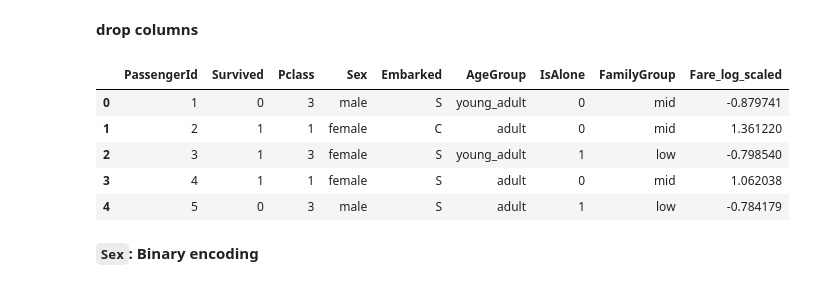
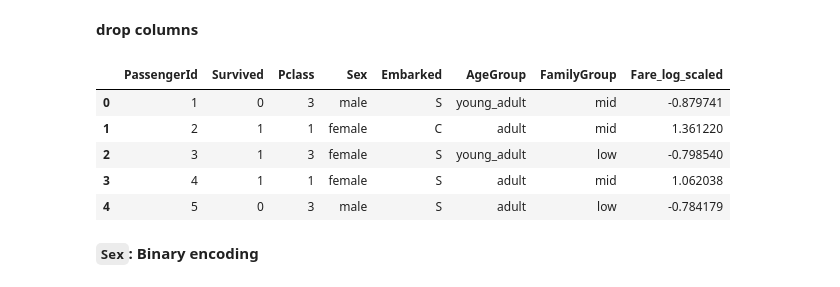
Before and after one commit to helben2002/TitanicCapstoneProject, a Jupyter notebook: ml/notebooks/ayda.ipynb, the cells around one changed output. Cells and saved outputs as stored; diff of their text form; code cells hidden in the pictures.

```diff
--- a/ml/notebooks/ayda.ipynb
+++ b/ml/notebooks/ayda.ipynb
@@ -450,16 +450,16 @@ plt.show()
 # %% [markdown]
 **drop columns**
 # %%
-cols_to_drop = ["Name", "FamilySize", "Age", "SibSp", "Parch", "Fare", "Fare_log"]
+cols_to_drop = ["Name", "FamilySize", "IsAlone", "Age", "SibSp", "Parch", "Fare", "Fare_log"]
 new_df = df.copy().drop(columns=cols_to_drop)
 new_df.head()
 # %% [output]
-|  | PassengerId | Survived | Pclass | Sex | Embarked | AgeGroup | IsAlone | FamilyGroup | Fare_log_scaled |
-| 0 | 1 | 0 | 3 | male | S | young_adult | 0 | mid | -0.879741 |
-| 1 | 2 | 1 | 1 | female | C | adult | 0 | mid | 1.361220 |
-| 2 | 3 | 1 | 3 | female | S | young_adult | 1 | low | -0.798540 |
-| 3 | 4 | 1 | 1 | female | S | adult | 0 | mid | 1.062038 |
-| 4 | 5 | 0 | 3 | male | S | adult | 1 | low | -0.784179 |
+|  | PassengerId | Survived | Pclass | Sex | Embarked | AgeGroup | FamilyGroup | Fare_log_scaled |
+| 0 | 1 | 0 | 3 | male | S | young_adult | mid | -0.879741 |
+| 1 | 2 | 1 | 1 | female | C | adult | mid | 1.361220 |
+| 2 | 3 | 1 | 3 | female | S | young_adult | low | -0.798540 |
+| 3 | 4 | 1 | 1 | female | S | adult | mid | 1.062038 |
+| 4 | 5 | 0 | 3 | male | S | adult | low | -0.784179 |
 # %% [markdown]
 **`Sex`: Binary encoding**
 # %%
```
Also changed, not shown: parts of 3 cells of this notebook.
